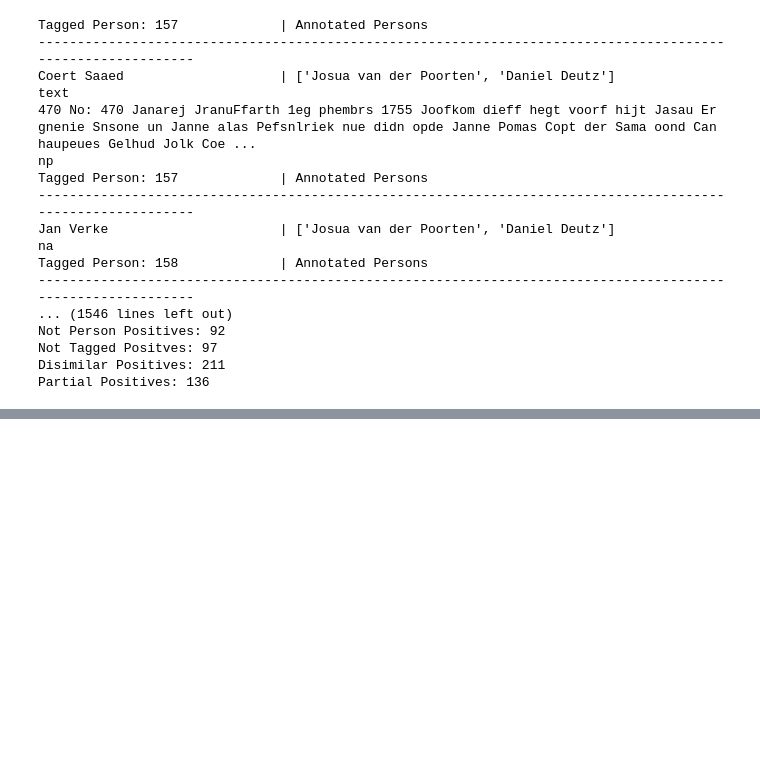
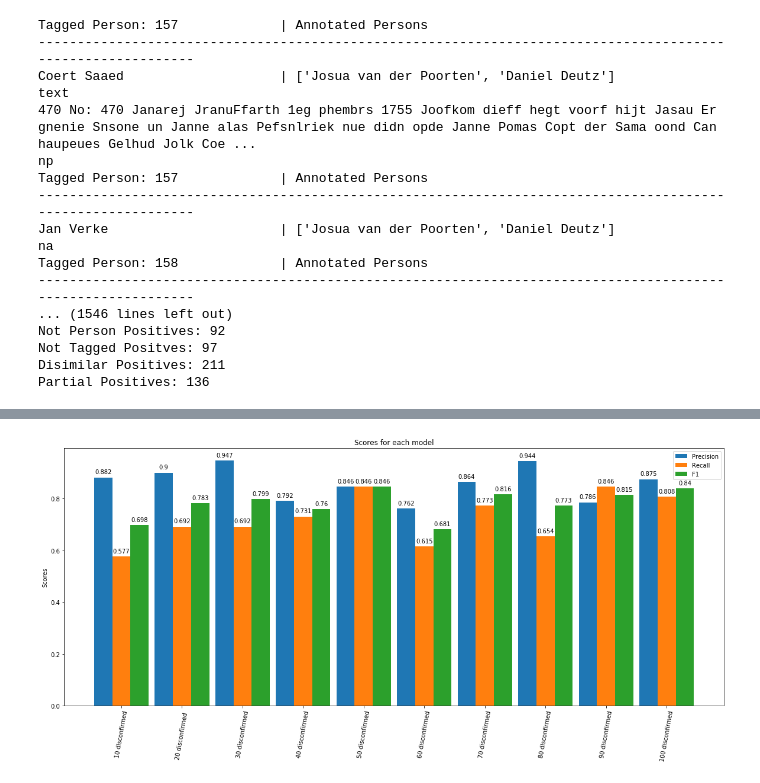
Before and after one commit to barry98/VOC-project, a Jupyter notebook: NER.ipynb, the cells around one changed output, grey strips where cells are left out. Drawn from its saved outputs; the diff is of its cells as text; code cells hidden in the pictures; blank space fills up the shorter version.

```diff
--- a/NER.ipynb
+++ b/NER.ipynb
@@ -1104,0 +1117,43 @@ Partial Positives: 136
+# %%
+labels = ['10 disconfirmed','20 disconfirmed ','30 disconfirmed','40 disconfirmed','50 disconfirmed',
+     '60 disconfirmed','70 disconfirmed','80 disconfirmed','90 disconfirmed','100 disconfirmed']
+precision = [.882, .900, .947, 0.792, 0.846, 0.762, 0.864, 0.944, 0.786, 0.875]
+recall = [0.577, 0.692, 0.692, 0.731, 0.846, 0.615, 0.773, 0.654, 0.846, 0.808]
+f1 = [0.698, 0.783, 0.799, 0.760, 0.846, 0.681, 0.816, 0.773, 0.815, 0.840]
+
+x = np.arange(len(labels))  # the label locations
+width = 0.3  # the width of the bars
+
+fig, ax = plt.subplots(figsize=(20,8))
+rects1 = ax.bar(x - width, precision, width, label='Precision')
+rects2 = ax.bar(x, recall, width, label='Recall')
+rects3 = ax.bar(x + width, f1, width, label='F1')
+
+# Add some text for labels, title and custom x-axis tick labels, etc.
+ax.set_ylabel('Scores')
+ax.set_title('Scores for each model')
+ax.set_xticks(x)
+plt.xticks(rotation=80)
+ax.set_xticklabels(labels)
+ax.legend()
+
+
+# def autolabel(rects):
+#     """Attach a text label above each bar in *rects*, displaying its height."""
+#     for rect in rects:
+#         height = rect.get_height()
+#         ax.annotate('{}'.format(height),
+#                     xy=(rect.get_x() + rect.get_width() / 2, height),
+#                     xytext=(0, 3),  # 3 points vertical offset
+#                     textcoords="offset points",
+#                     ha='center', va='bottom')
+
+
+autolabel(rects1)
+autolabel(rects2)
+autolabel(rects3)
+# plt.figure(figsize=(10,10))
+# plt.show()
+fig.savefig('RL scores.png')
+# %% [output]
+[figure, added]
```
Also changed, not shown: parts of 2 cells of this notebook, 1 other file.
